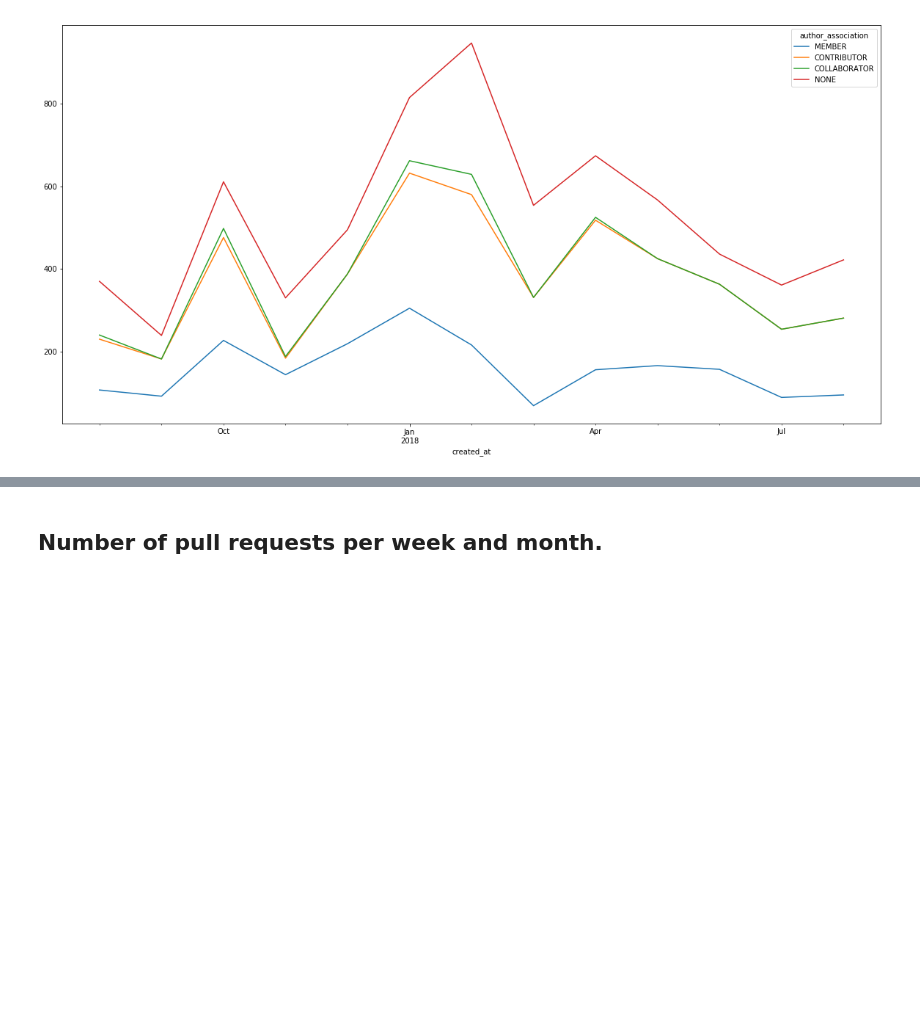
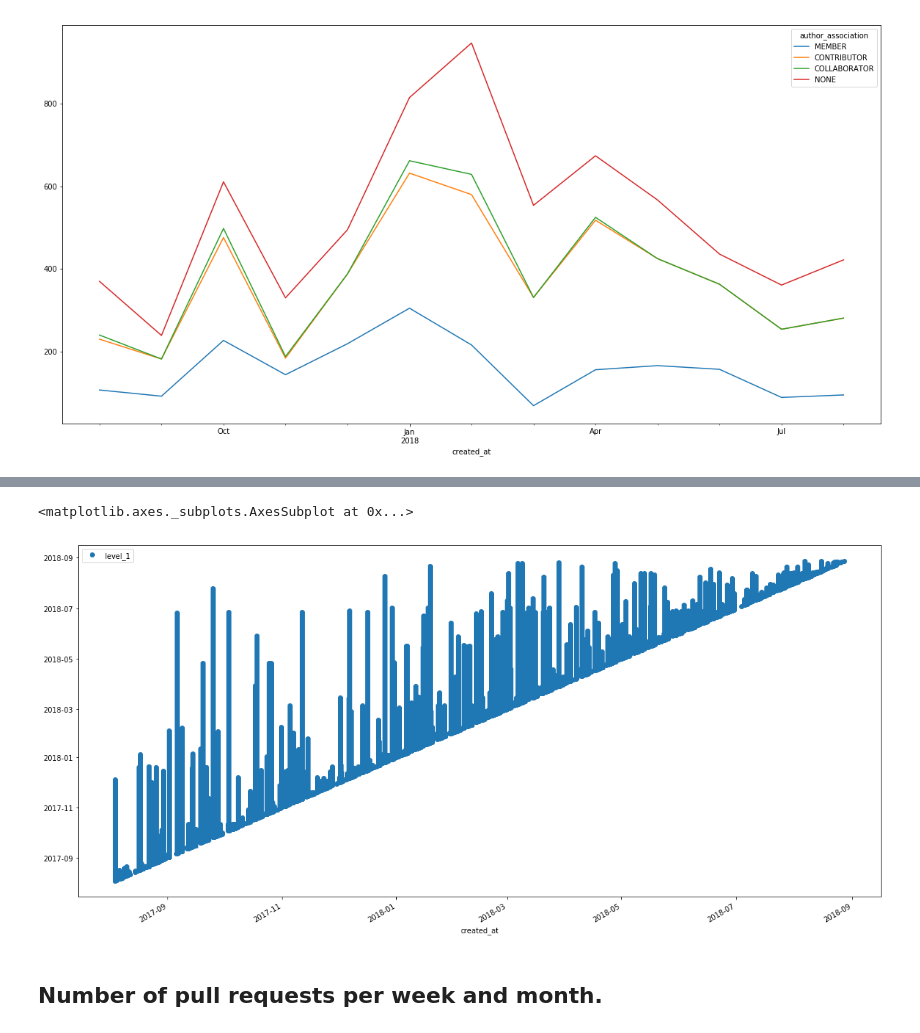
Before and after one commit to deathbeds/deathbeds.github.io, a Jupyter notebook: deathbeds/2018-08-28-Github-project-statistics-and-visualizations.ipynb, the cells around one changed output, grey strips where cells are left out. Saved outputs shown, nothing was run; the diff lists cells and outputs as text; code cells hidden in the pictures; blank space fills up the shorter version.

```diff
--- a/deathbeds/2018-08-28-Github-project-statistics-and-visualizations.ipynb
+++ b/deathbeds/2018-08-28-Github-project-statistics-and-visualizations.ipynb
@@ -108,3 +112,15 @@ Ratio of count to membership
+# %%
+i = pandas.DatetimeIndex(start=df.index.min(), end=df.closed_at.max(), freq='D').round('D')
+# %%
+gaant = pandas.DataFrame(
+    (df.index.values[:, None] <= i.values[None,:]) * (df.closed_at.values[:, None] >= i.values[None,:]),
+    df.index, i
+)
+# %%
+gaant.stack().pipe(lambda s: s[s]).to_frame()[[]].reset_index(-1).plot(figsize=(20, 10), style=['o'])
+# %% [output]
+<matplotlib.axes._subplots.AxesSubplot at 0x...>
+[figure, added]
 # %% [markdown]
 ## Number of pull requests per week and month.
 # %%
```
Also changed, not shown: parts of 6 cells of this notebook.
